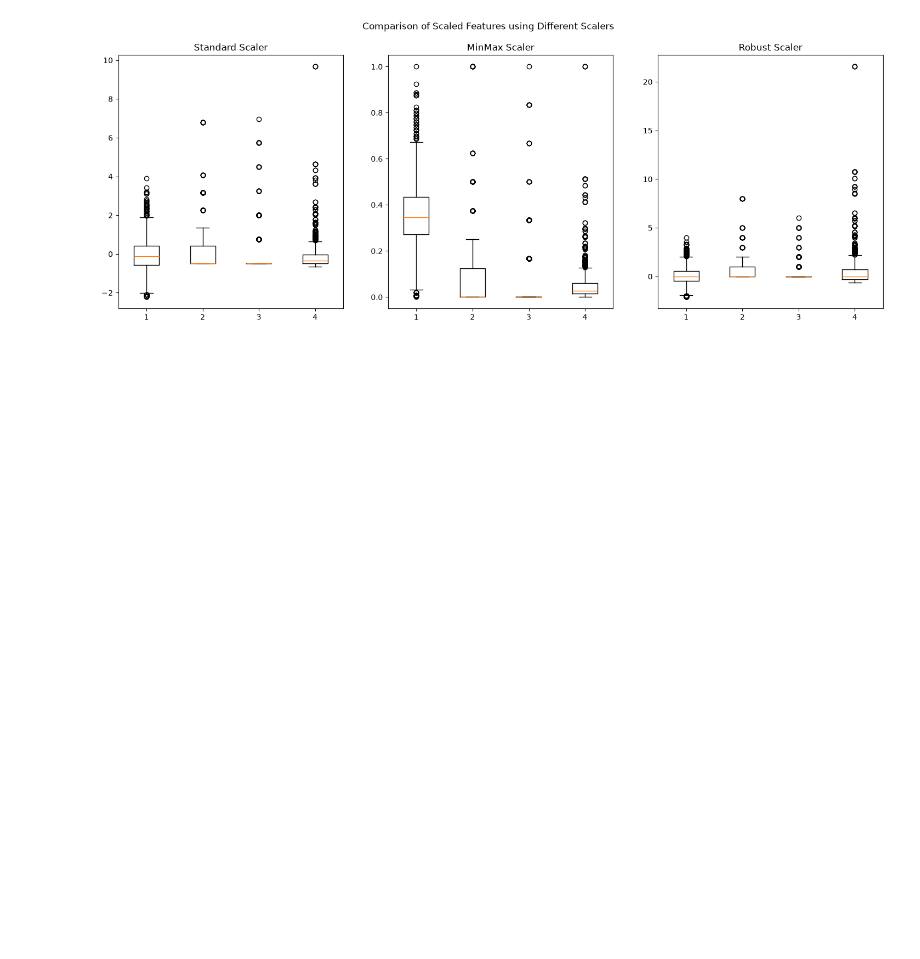
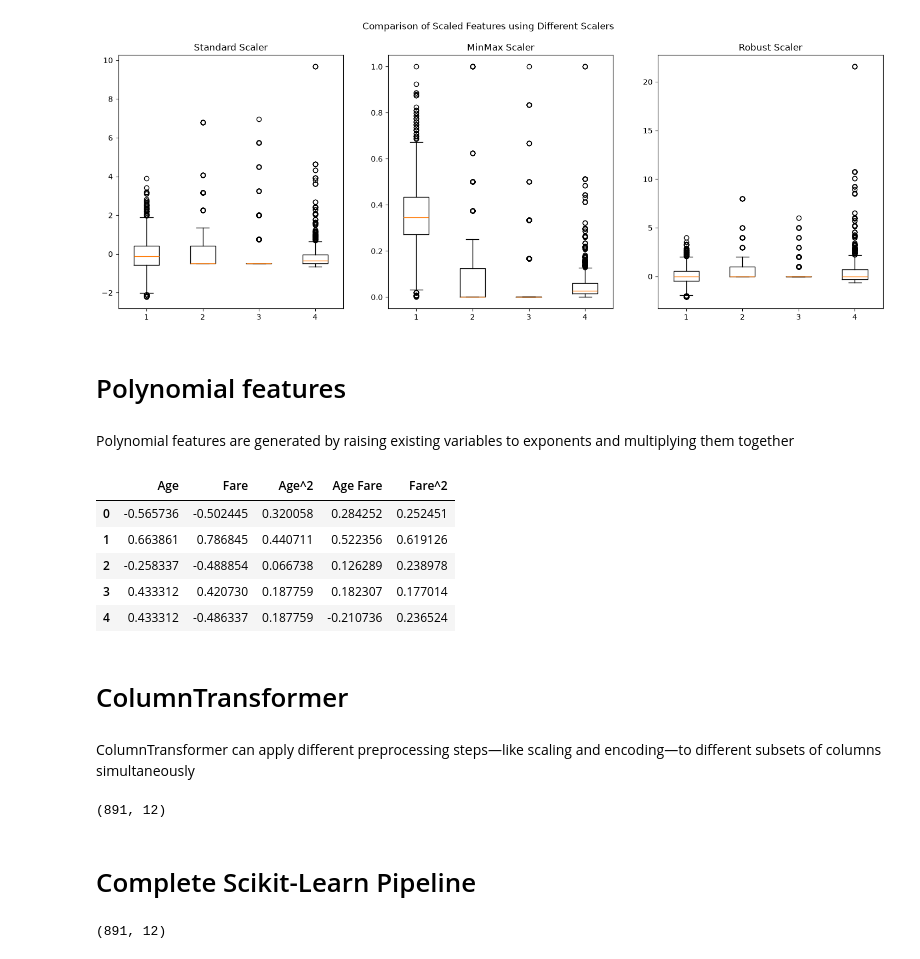
Before and after one commit to shy942/ML-exploration, a Jupyter notebook: notebooks/02_Data_Preprocessing.ipynb, the cells around one changed output. Drawn from its saved outputs; the diff is of its cells as text; code cells hidden in the pictures; blank space fills up the shorter version.

```diff
--- a/notebooks/02_Data_Preprocessing.ipynb
+++ b/notebooks/02_Data_Preprocessing.ipynb
@@ -262,3 +262,63 @@ plt.suptitle('Comparison of Scaled Features using Different Scalers')
 plt.show()
 # %% [output]
 [figure]
+# %% [markdown]
+# Polynomial features
+# %% [markdown]
+Polynomial features are generated by raising existing variables to exponents and multiplying them together
+# %%
+# Polynomial Features
+poly = PolynomialFeatures(degree=2, include_bias=False)
+poly_features = poly.fit_transform(df[['Age', 'Fare']])
+poly_features_df = pd.DataFrame(poly_features, columns=poly.get_feature_names_out(['Age', 'Fare']))
+poly_features_df.head()
+# %% [output]
+|  | Age | Fare | Age^2 | Age Fare | Fare^2 |
+| 0 | -0.565736 | -0.502445 | 0.320058 | 0.284252 | 0.252451 |
+| 1 | 0.663861 | 0.786845 | 0.440711 | 0.522356 | 0.619126 |
+| 2 | -0.258337 | -0.488854 | 0.066738 | 0.126289 | 0.238978 |
+| 3 | 0.433312 | 0.420730 | 0.187759 | 0.182307 | 0.177014 |
+| 4 | 0.433312 | -0.486337 | 0.187759 | -0.210736 | 0.236524 |
+# %% [markdown]
+# ColumnTransformer
+# %% [markdown]
+ColumnTransformer can apply different preprocessing steps—like scaling and encoding—to different subsets of columns simultaneously
+# %%
+# Numerical transformer
+numerical_transformer = Pipeline(steps=[
+    ('imputer', SimpleImputer(strategy='median')),
+    ('scaler', StandardScaler())
+])
+
+# Categorical transformer
+categorical_transformer = Pipeline(steps=[
+    ('imputer', SimpleImputer(strategy='most_frequent')),
+    ('onehot', OneHotEncoder(handle_unknown='ignore'))
+])
+
+# Create the transformer
+preprocessor = ColumnTransformer(
+    transformers=[
+        ('num', numerical_transformer, numerical_features),
+        ('cat', categorical_transformer, categorical_features)
+    ])
+
+# transform the data
+proocessed_data = preprocessor.fit_transform(df)
+proocessed_data.shape
+# %% [output]
+(891, 12)
+# %% [markdown]
+# Complete Scikit-Learn Pipeline
+# %%
+X = df.drop('Survived', axis=1)
+y = df['Survived']
+
+pipeline = Pipeline(steps=[
+    ('preprocessor', preprocessor)
+])
+
+X_processed = pipeline.fit_transform(X)
+X_processed.shape
+# %% [output]
+(891, 12)
```
Also changed, not shown: parts of 2 cells of this notebook.
